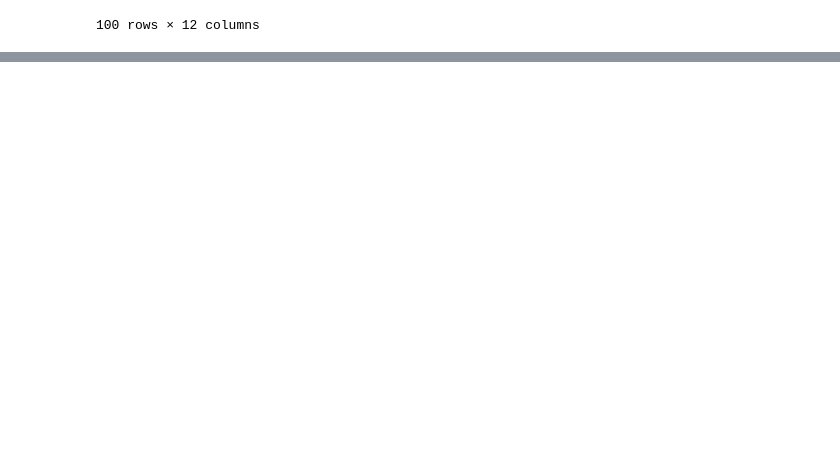
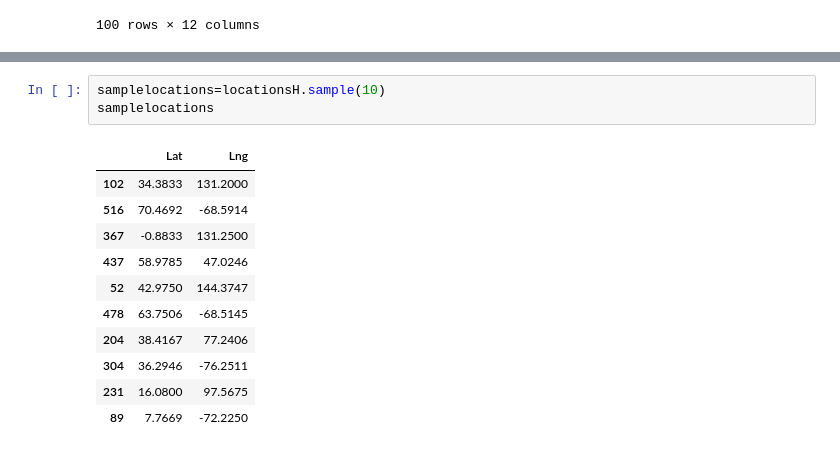
Before and after one commit to davew306/python-api-challenge, a Jupyter notebook: VacationPy/VacationPy.ipynb, the cells around one changed output, grey strips where cells are left out. Saved outputs shown, nothing was run; the diff lists cells and outputs as text; blank space fills up the shorter version.

```diff
--- a/VacationPy/VacationPy.ipynb
+++ b/VacationPy/VacationPy.ipynb
@@ -263,4 +263,19 @@ hotel_df.head(10)
 | 7 | port elizabeth | -33.9180 | 25.5701 | 64.40 | 77 | 0 | 8.75 | ZA | 1619445948 | -33.94592 | ... |
 | 8 | amderma | -33.6500 | 115.3333 | 61.00 | 86 | 100 | 0.45 | AU | 1619446129 | -33.659693 | ... |
 | 9 | busselton | 65.2820 | -126.8329 | 12.20 | 67 | 90 | 4.12 | CA | 1619446129 | 65.277919 | ... |
+# %%
+samplelocations=locationsH.sample(10)
+samplelocations
+# %% [output]
+|  | Lat | Lng |
+| 102 | 34.3833 | 131.2000 |
+| 516 | 70.4692 | -68.5914 |
+| 367 | -0.8833 | 131.2500 |
+| 437 | 58.9785 | 47.0246 |
+| 52 | 42.9750 | 144.3747 |
+| 478 | 63.7506 | -68.5145 |
+| 204 | 38.4167 | 77.2406 |
+| 304 | 36.2946 | -76.2511 |
+| 231 | 16.0800 | 97.5675 |
+| 89 | 7.7669 | -72.2250 |
 # %%
```
Also changed, not shown: parts of 3 cells of this notebook, 2 other files.
